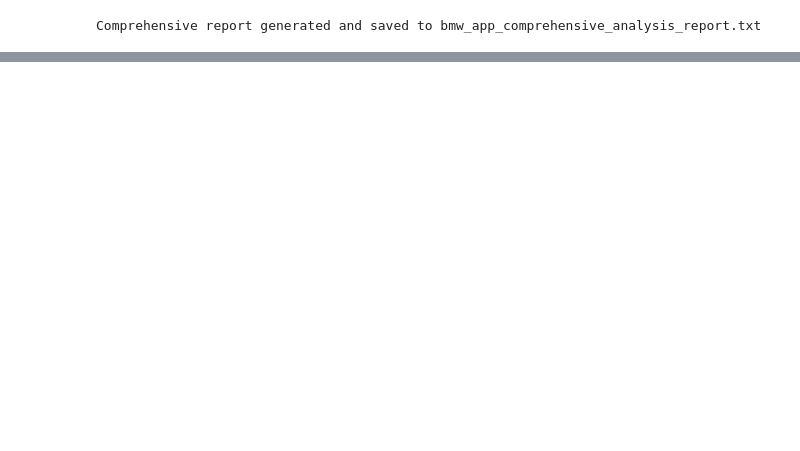
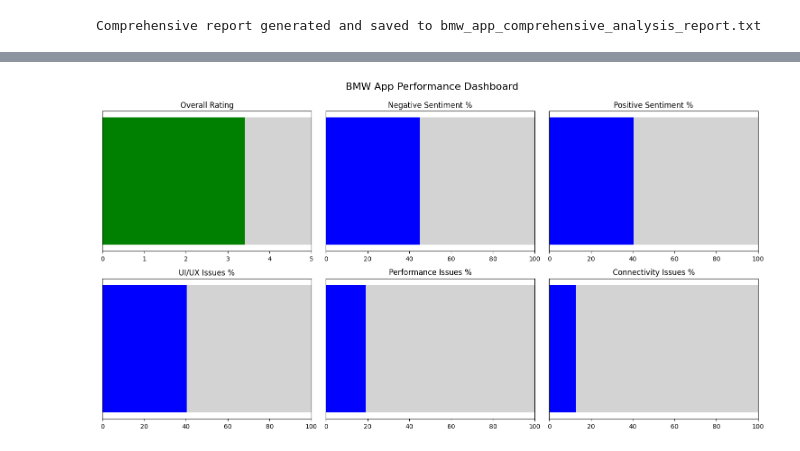
Before and after one commit to NicoCampa/GenAI_Text_Mining_BMW, a Jupyter notebook: MyBMWappSent.ipynb, the cells around one changed output, grey strips where cells are left out. Cells and saved outputs as stored; diff of their text form; code cells hidden in the pictures; blank space fills up the shorter version.

```diff
--- a/MyBMWappSent.ipynb
+++ b/MyBMWappSent.ipynb
@@ -1344,0 +1395,47 @@ Comprehensive report generated and saved to bmw_app_comprehensive_analysis_repor
+# %%
+# ======================================
+# NEW SECTION: Comparative Performance Metrics
+# ======================================
+
+# Define KPIs and metrics to track app performance
+def create_performance_dashboard():
+    # Calculate key metrics
+    metrics = {
+        'Overall Rating': df2['score'].mean(),
+        'Negative Sentiment %': (df2['sentiment'] == 'Negative').mean() * 100,
+        'Positive Sentiment %': (df2['sentiment'] == 'Positive').mean() * 100,
+        'UI/UX Issues %': df2['topics'].str.contains('UI/UX').mean() * 100,
+        'Performance Issues %': df2['topics'].str.contains('Performance').mean() * 100,
+        'Connectivity Issues %': df2['topics'].str.contains('Connectivity').mean() * 100
+    }
+
+    # Create a dashboard visualization
+    fig, ax = plt.subplots(2, 3, figsize=(15, 8))
+    fig.suptitle('BMW App Performance Dashboard', fontsize=16)
+
+    # Flatten ax for easier iteration
+    ax = ax.flatten()
+
+    # Create gauge charts or simple bar charts for each metric
+    for i, (metric, value) in enumerate(metrics.items()):
+        if 'Rating' in metric:
+            # For rating (1-5 scale)
+            ax[i].barh([''], [value], color='green')
+            ax[i].barh([''], [5-value], left=[value], color='lightgray')
+            ax[i].set_xlim(0, 5)
+        else:
+            # For percentage metrics
+            ax[i].barh([''], [value], color='blue')
+            ax[i].barh([''], [100-value], left=[value], color='lightgray')
+            ax[i].set_xlim(0, 100)
+
+        ax[i].set_title(metric)
+        ax[i].set_yticks([])
+
+    plt.tight_layout()
+    plt.subplots_adjust(top=0.9)
+    plt.show()
+
+create_performance_dashboard()
+# %% [output]
+[figure, added]
```
Also changed, not shown: parts of 25 cells of this notebook, 28 other files.
